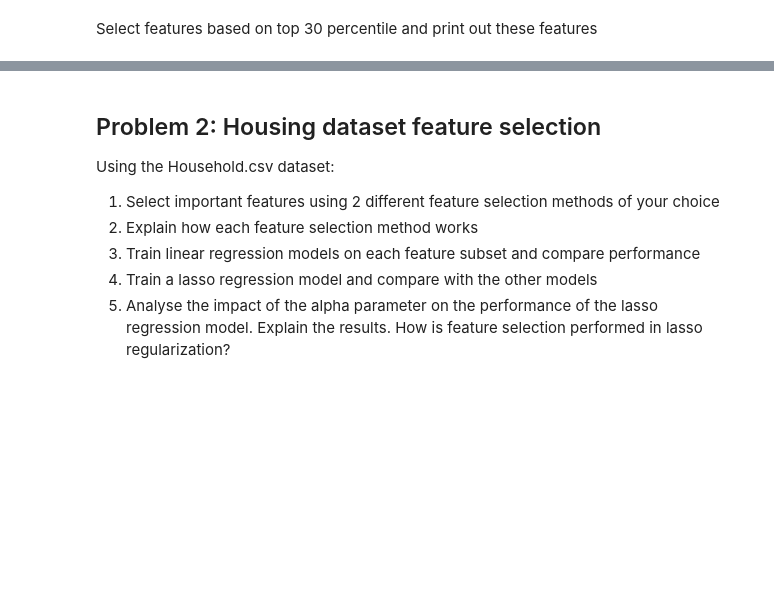
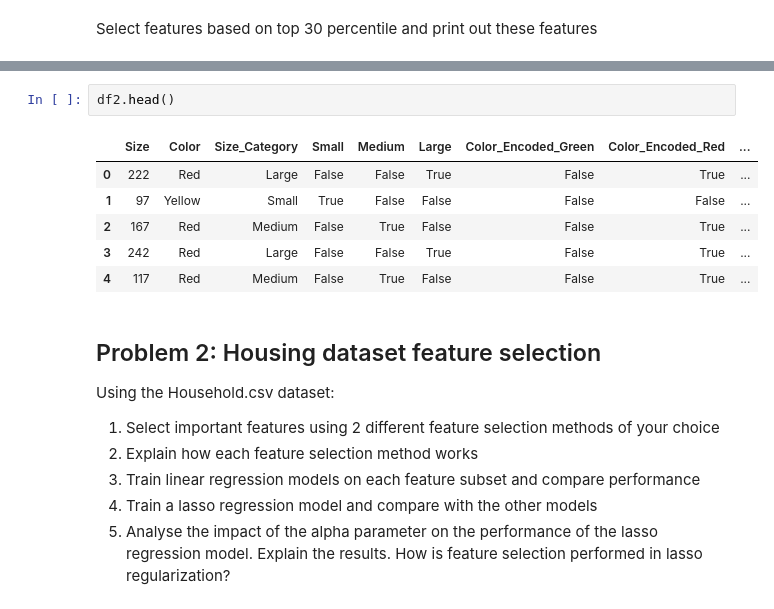
Before and after one commit to ThibautBeck1/machine_learning, a Jupyter notebook: lab2/lab2.ipynb, the cells around one changed output, grey strips where cells are left out. Saved outputs shown, nothing was run; the diff lists cells and outputs as text; blank space fills up the shorter version.

```diff
--- a/lab2/lab2.ipynb
+++ b/lab2/lab2.ipynb
@@ -269,3 +346,12 @@ print(df[['Size', 'Color', 'Small', 'Medium', 'Large'] +
+# %%
+df2.head()
+# %% [output]
+|  | Size | Color | Size_Category | Small | Medium | Large | Color_Encoded_Green | Color_Encoded_Red | ... |
+| 0 | 222 | Red | Large | False | False | True | False | True | ... |
+| 1 | 97 | Yellow | Small | True | False | False | False | False | ... |
+| 2 | 167 | Red | Medium | False | True | False | False | True | ... |
+| 3 | 242 | Red | Large | False | False | True | False | True | ... |
+| 4 | 117 | Red | Medium | False | True | False | False | True | ... |
 # %% [markdown]
 ## Problem 2: Housing dataset feature selection
 
```
Also changed, not shown: parts of 59 cells of this notebook.
